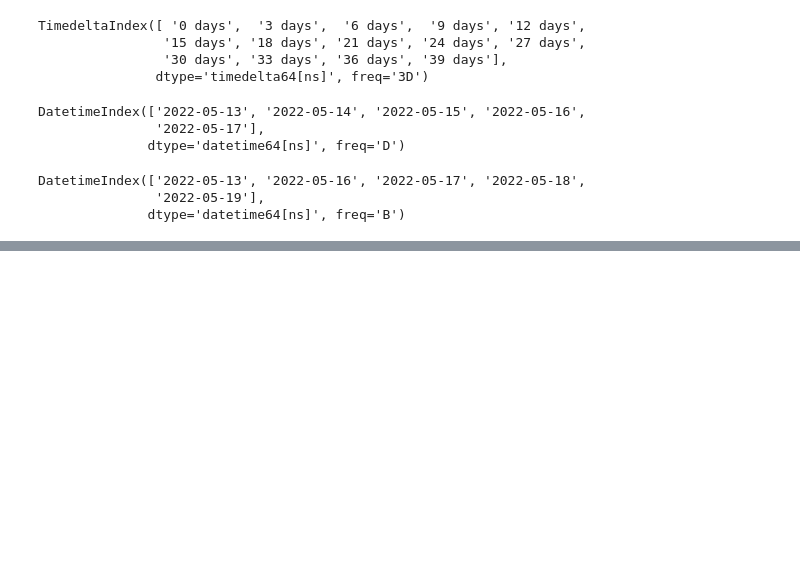
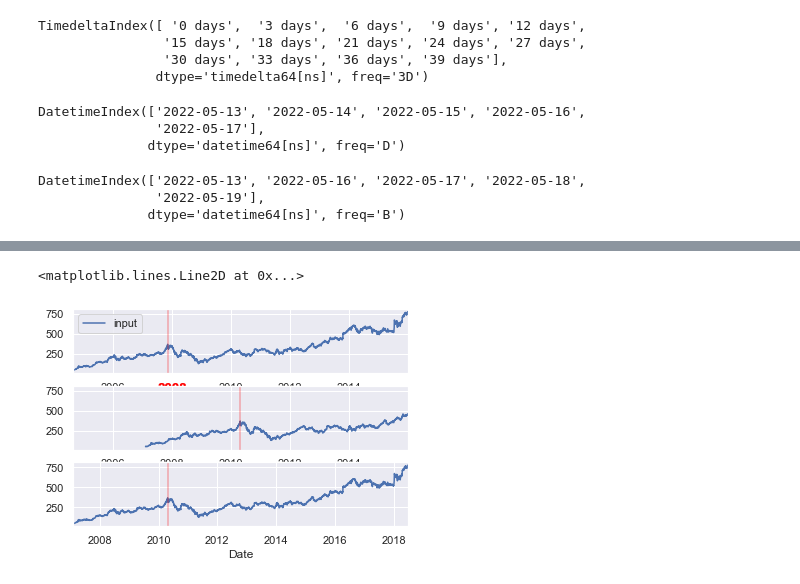
Before and after one commit to SoongMoo/shinhan2205, a Jupyter notebook: 5Day.ipynb, the cells around one changed output, grey strips where cells are left out. Cells and saved outputs as stored; diff of their text form; code cells hidden in the pictures; blank space fills up the shorter version.

```diff
--- a/5Day.ipynb
+++ b/5Day.ipynb
@@ -326,0 +353,20 @@ Freq: D, Name: Close, Length: 4152, dtype: float64
+# %%
+fig, ax = plt.subplots(3, sharey=True)
+yahoo = yahoo.asfreq('D', method='pad')
+
+yahoo.plot(ax=ax[0])
+yahoo.shift(900).plot(ax=ax[1])
+yahoo.tshift(900).plot(ax=ax[2])
+
+local_max = pd.to_datetime('2007-11-05')
+offset = pd.Timedelta(900,'D')
+
+ax[0].legend(['input'], loc = 2)
+ax[0].get_xticklabels()[2].set(weight='heavy', color='red')
+ax[0].axvline(local_max, alpha=0.3, color='red')
+
+ax[1].axvline(local_max + offset, alpha=0.3, color='red')
+ax[2].axvline(local_max + offset, alpha=0.3, color='red')
+# %% [output]
+<matplotlib.lines.Line2D at 0x...>
+[figure, added]
```
Also changed, not shown: parts of 37 cells of this notebook.
